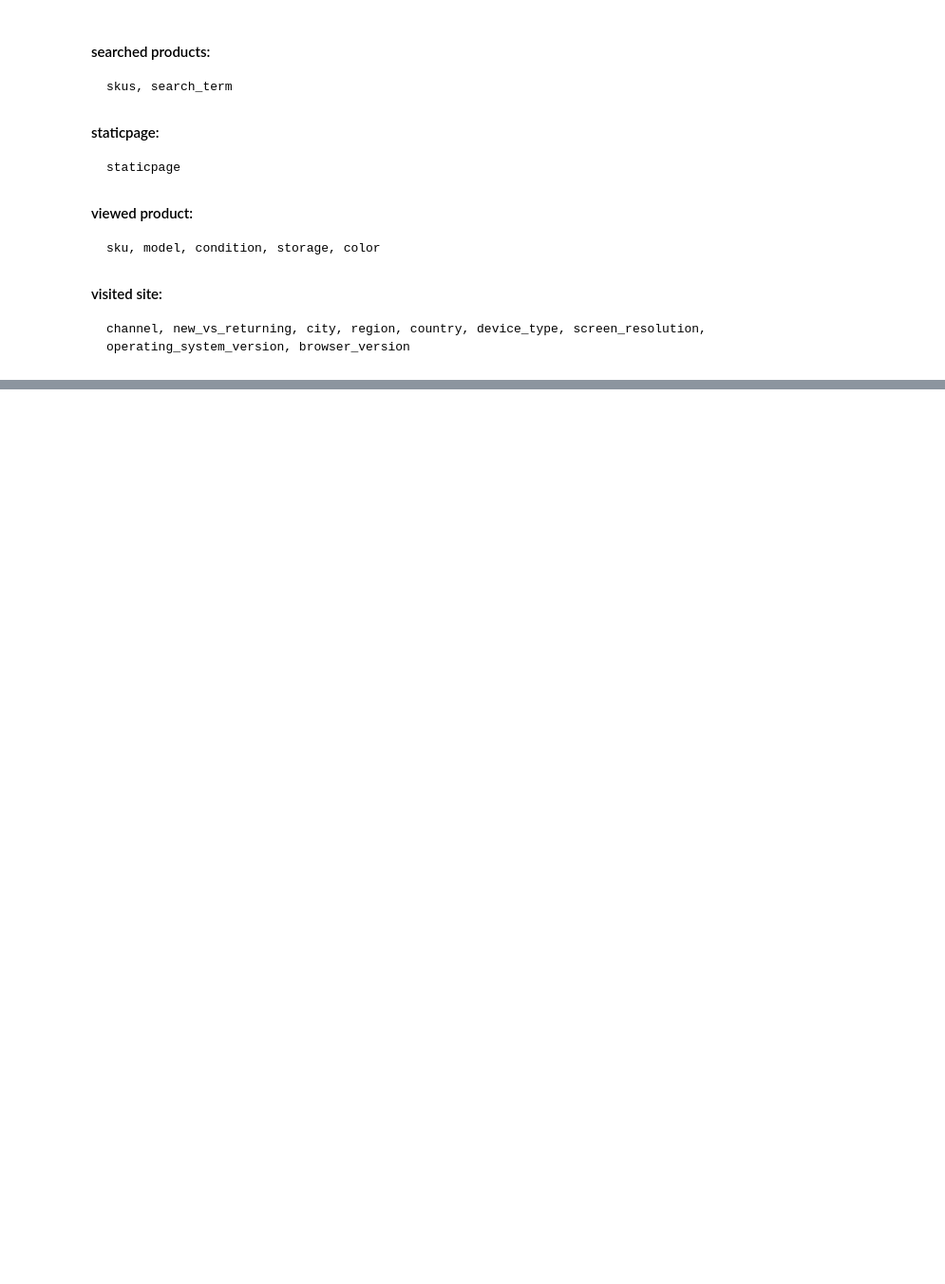
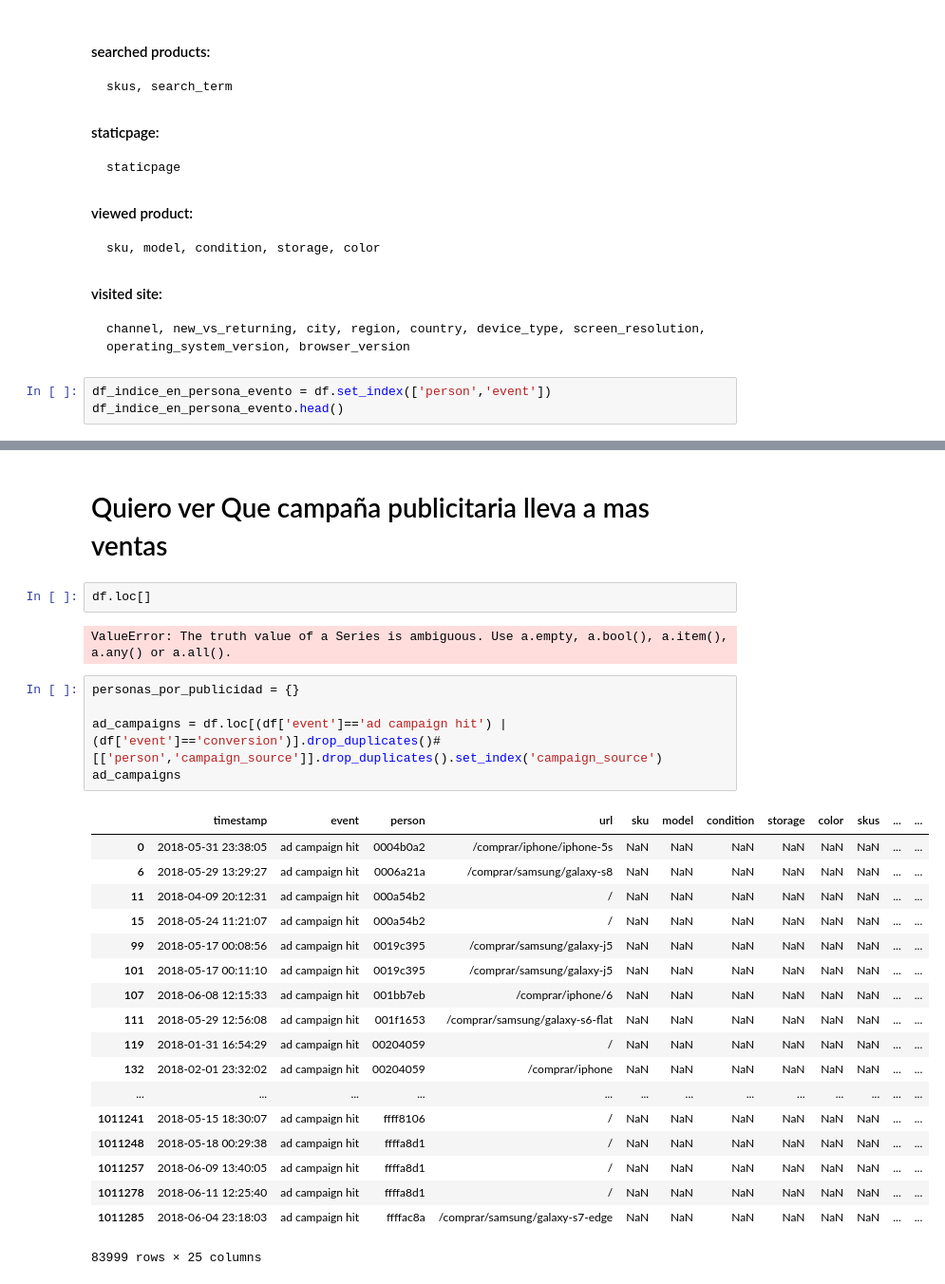
Before and after one commit to AlejandroKler/Datos-TP1, a Jupyter notebook: Analisis-Exploratorio.ipynb, the cells around one changed output, grey strips where cells are left out. Shown at 95% size. Saved outputs shown, nothing was run; the diff lists cells and outputs as text; blank space fills up the shorter version.

```diff
--- a/Analisis-Exploratorio.ipynb
+++ b/Analisis-Exploratorio.ipynb
@@ -109,3 +109,6 @@ Todos los eventos contienen informacion sobre **'timestamp'**, **'event'** y **'
 
 #### visited site:
     channel, new_vs_returning, city, region, country, device_type, screen_resolution, operating_system_version, browser_version
+# %%
+df_indice_en_persona_evento = df.set_index(['person','event'])
+df_indice_en_persona_evento.head()
@@ -111,0 +154,30 @@ Todos los eventos contienen informacion sobre **'timestamp'**, **'event'** y **'
+# %% [markdown]
+# Quiero ver Que campaña publicitaria lleva a mas ventas
+# %%
+df.loc[]
+# %% [output]
+ValueError: The truth value of a Series is ambiguous. Use a.empty, a.bool(), a.item(), a.any() or a.all().
+# %%
+personas_por_publicidad = {}
+
+ad_campaigns = df.loc[(df['event']=='ad campaign hit') | (df['event']=='conversion')].drop_duplicates()#[['person','campaign_source']].drop_duplicates().set_index('campaign_source')
+ad_campaigns
+# %% [output]
+|  | timestamp | event | person | url | sku | model | condition | storage | color | skus | ... | ... |
+| 0 | 2018-05-31 23:38:05 | ad campaign hit | 0004b0a2 | /comprar/iphone/iphone-5s | NaN | NaN | NaN | NaN | NaN | NaN | ... | ... |
+| 6 | 2018-05-29 13:29:27 | ad campaign hit | 0006a21a | /comprar/samsung/galaxy-s8 | NaN | NaN | NaN | NaN | NaN | NaN | ... | ... |
+| 11 | 2018-04-09 20:12:31 | ad campaign hit | 000a54b2 | / | NaN | NaN | NaN | NaN | NaN | NaN | ... | ... |
+| 15 | 2018-05-24 11:21:07 | ad campaign hit | 000a54b2 | / | NaN | NaN | NaN | NaN | NaN | NaN | ... | ... |
+| 99 | 2018-05-17 00:08:56 | ad campaign hit | 0019c395 | /comprar/samsung/galaxy-j5 | NaN | NaN | NaN | NaN | NaN | NaN | ... | ... |
+| 101 | 2018-05-17 00:11:10 | ad campaign hit | 0019c395 | /comprar/samsung/galaxy-j5 | NaN | NaN | NaN | NaN | NaN | NaN | ... | ... |
+| 107 | 2018-06-08 12:15:33 | ad campaign hit | 001bb7eb | /comprar/iphone/6 | NaN | NaN | NaN | NaN | NaN | NaN | ... | ... |
+| 111 | 2018-05-29 12:56:08 | ad campaign hit | 001f1653 | /comprar/samsung/galaxy-s6-flat | NaN | NaN | NaN | NaN | NaN | NaN | ... | ... |
+| 119 | 2018-01-31 16:54:29 | ad campaign hit | 00204059 | / | NaN | NaN | NaN | NaN | NaN | NaN | ... | ... |
+| 132 | 2018-02-01 23:32:02 | ad campaign hit | 00204059 | /comprar/iphone | NaN | NaN | NaN | NaN | NaN | NaN | ... | ... |
+| ... | ... | ... | ... | ... | ... | ... | ... | ... | ... | ... | ... | ... |
+| 1011241 | 2018-05-15 18:30:07 | ad campaign hit | ffff8106 | / | NaN | NaN | NaN | NaN | NaN | NaN | ... | ... |
+| 1011248 | 2018-05-18 00:29:38 | ad campaign hit | ffffa8d1 | / | NaN | NaN | NaN | NaN | NaN | NaN | ... | ... |
+| 1011257 | 2018-06-09 13:40:05 | ad campaign hit | ffffa8d1 | / | NaN | NaN | NaN | NaN | NaN | NaN | ... | ... |
+| 1011278 | 2018-06-11 12:25:40 | ad campaign hit | ffffa8d1 | / | NaN | NaN | NaN | NaN | NaN | NaN | ... | ... |
+| 1011285 | 2018-06-04 23:18:03 | ad campaign hit | ffffac8a | /comprar/samsung/galaxy-s7-edge | NaN | NaN | NaN | NaN | NaN | NaN | ... | ... |
+83999 rows × 25 columns
```
Also changed, not shown: parts of 9 cells of this notebook.
